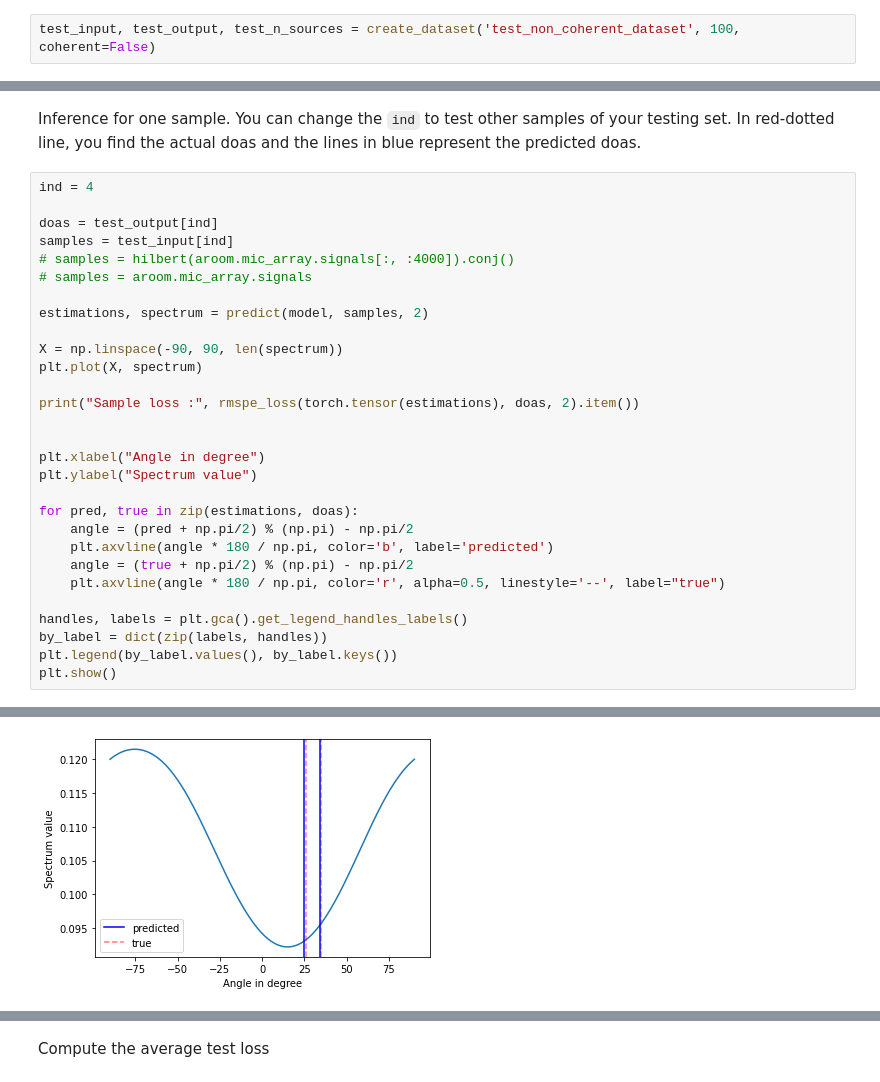
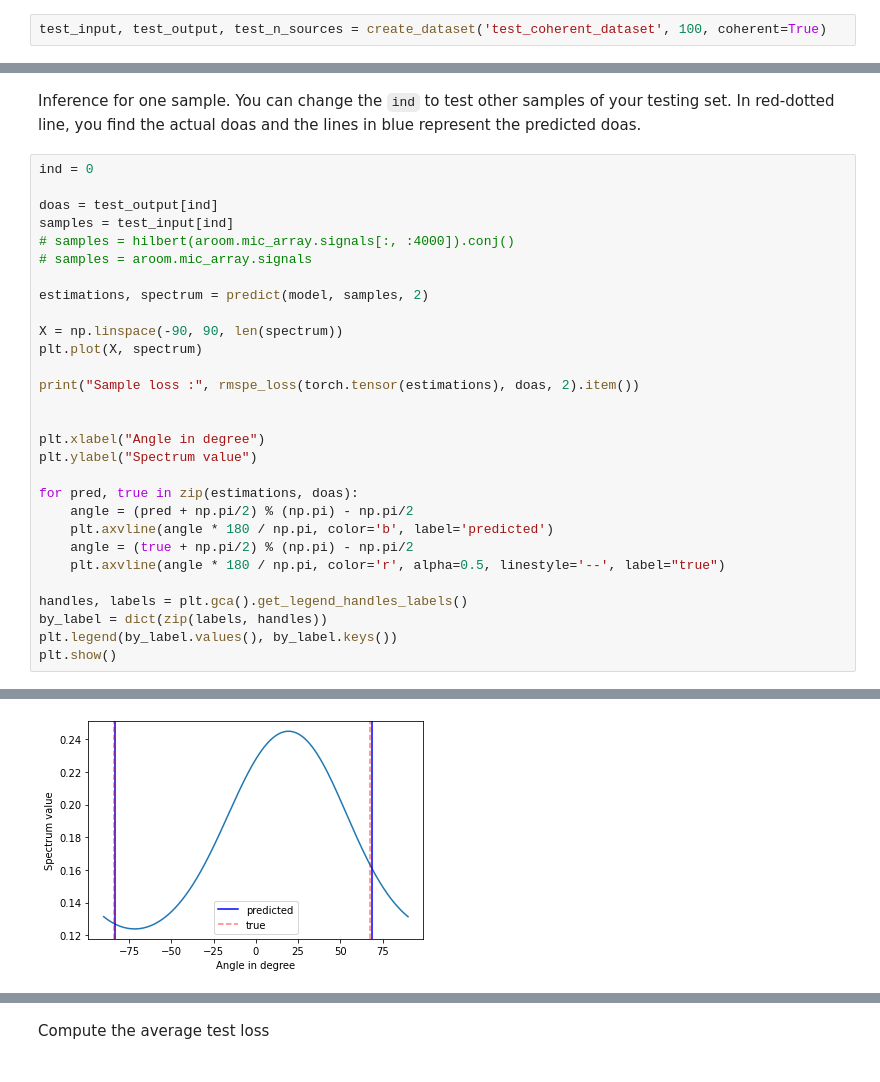
Before and after one commit to MichelDucartier/music_doa, a Jupyter notebook: MUSIC_ML_inference.ipynb, the cells around one changed output, grey strips where cells are left out. Cells and saved outputs as stored; diff of their text form.

```diff
--- a/MUSIC_ML_inference.ipynb
+++ b/MUSIC_ML_inference.ipynb
@@ -23,7 +24,7 @@ device = torch.device("cuda:0" if torch.cuda.is_available() else "cpu")
 # %% [markdown]
 We create a small testing set
 # %%
-test_input, test_output, test_n_sources = create_dataset('test_non_coherent_dataset', 100, coherent=False)
+test_input, test_output, test_n_sources = create_dataset('test_coherent_dataset', 100, coherent=True)
 # %% [markdown]
 Import the model, you should store the model in the `models/` folder
 # %%
@@ -93,7 +94,7 @@ DeepMUSIC(
 # %% [markdown]
 Inference for one sample. You can change the `ind` to test other samples of your testing set. In red-dotted line, you find the actual doas and the lines in blue represent the predicted doas.
 # %%
-ind = 4
+ind = 0
 
 doas = test_output[ind]
 samples = test_input[ind]
@@ -126,2 +127,2 @@ Sample loss : 0.00840973032780337
-[figure, old version]
+[figure, new version]
 # %%
```
Also changed, not shown: parts of 5 cells of this notebook.
